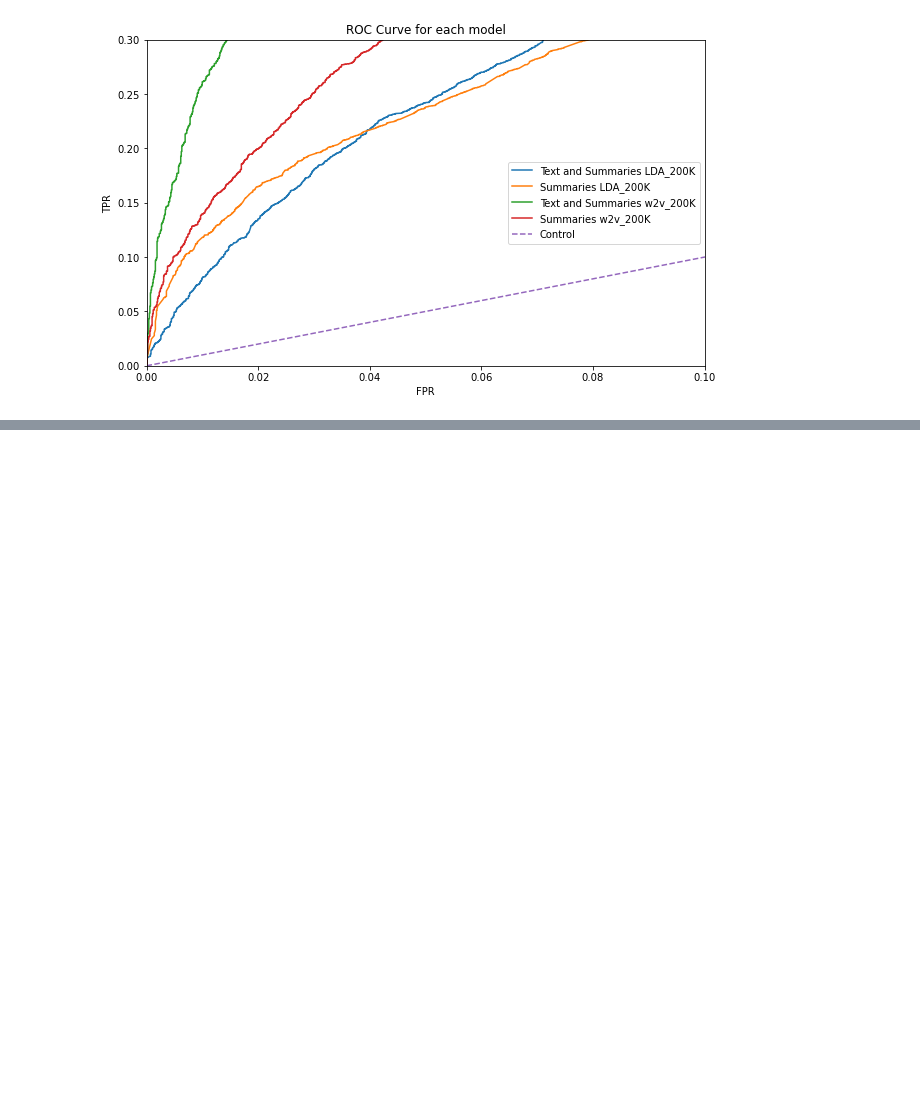
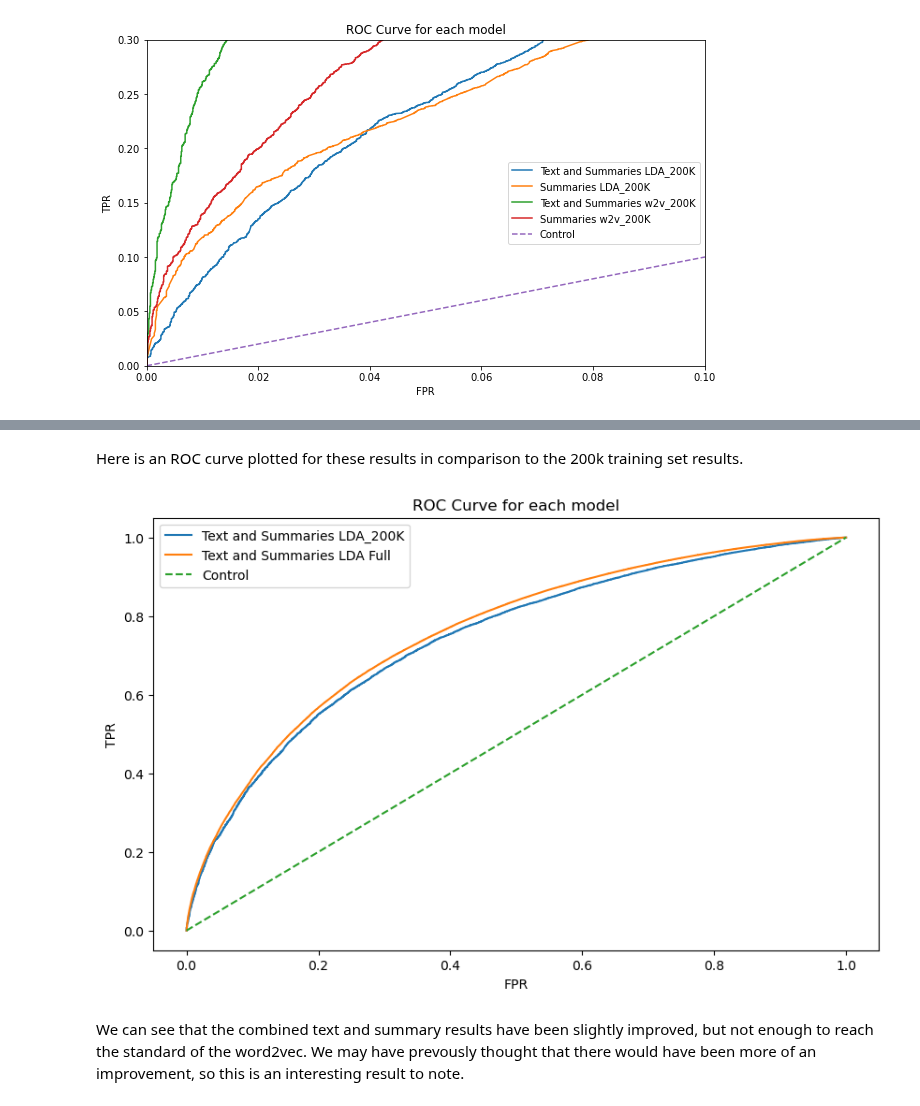
Before and after one commit to XinnGuan/DST_Assessment2, a Jupyter notebook: report/08-Model-Comparison.ipynb, the cells around one changed output, grey strips where cells are left out. Saved outputs shown, nothing was run; the diff lists cells and outputs as text; code cells hidden in the pictures; blank space fills up the shorter version.

```diff
--- a/report/08-Model-Comparison.ipynb
+++ b/report/08-Model-Comparison.ipynb
@@ -127,0 +119,25 @@ plt.show()
+# %%
+test_full_df = pd.read_csv('reviews_test_with_sentiment.csv')
+test_full = test_full_df['sentiment']
+# %%
+combined_df150 = pd.read_csv('pred_probs_combined150.csv')
+combined150 = combined_df150['Probability of positive']
+combined_fpr150, combined_tpr150, _ = roc_curve(test_full, combined150)
+# %% [markdown]
+Here is an ROC curve plotted for these results in comparison to the 200k training set results.
+# %%
+x=[0,1]
+y=[0,1]
+plt.figure(figsize=(10,6))
+plt.plot(lda_200k_combined_fpr, lda_200k_combined_tpr, label='Text and Summaries LDA_200K')
+plt.plot(combined_fpr150, combined_tpr150, label='Text and Summaries LDA Full')
+plt.plot(x,y,label='Control', linestyle='dashed')
+plt.xlabel('FPR')
+plt.ylabel('TPR')
+plt.title('ROC Curve for each model')
+plt.legend()
+plt.show()
+# %% [output]
+[figure, added]
+# %% [markdown]
+We can see that the combined text and summary results have been slightly improved, but not enough to reach the standard of the word2vec. We may have prevously thought that there would have been more of an improvement, so this is an interesting result to note.
```
Also changed, not shown: parts of 4 cells of this notebook, 4 other files.
